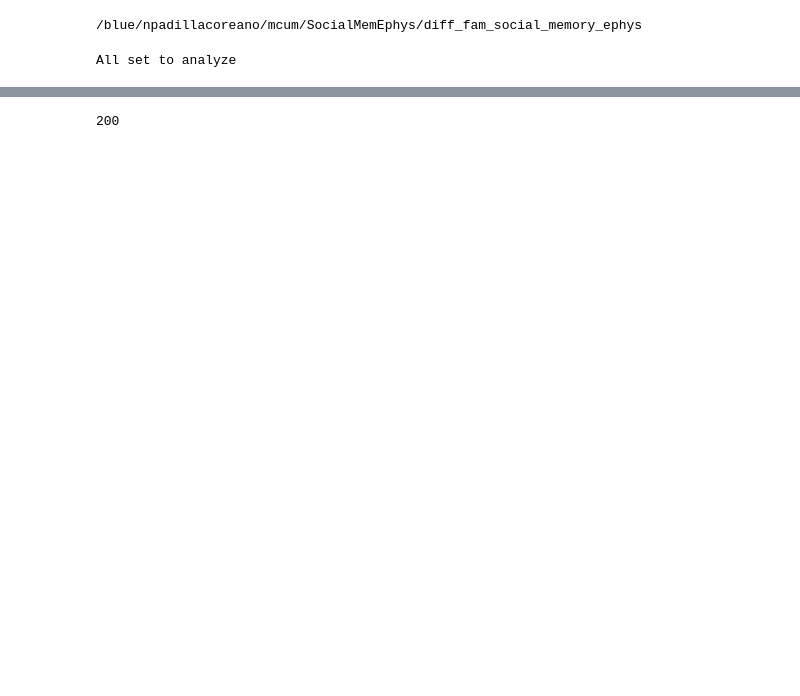
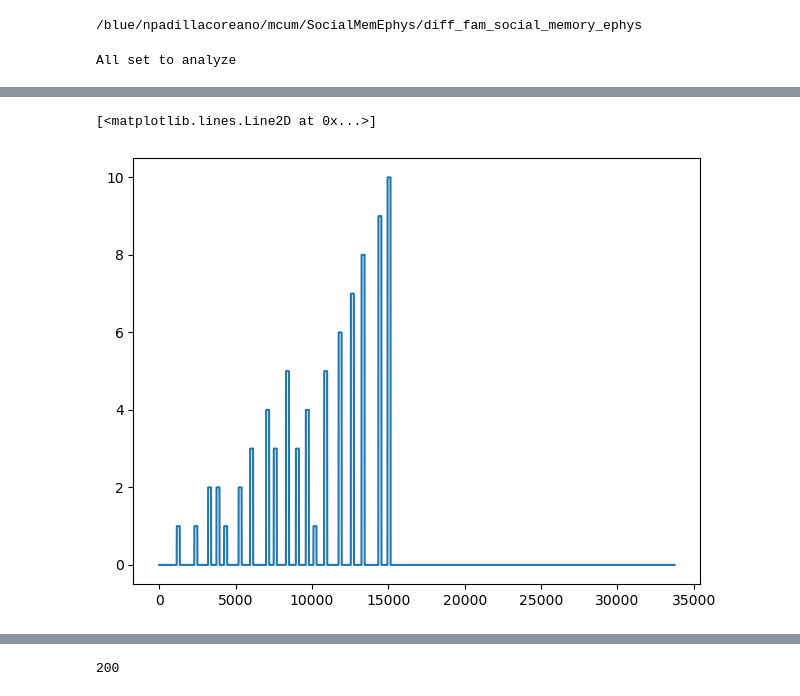
Before and after one commit to tomHep10/diff_fam_social_memory_ephys, a Jupyter notebook: rce_test/decodanda_data_formmating.ipynb, the cells around one changed output, grey strips where cells are left out. Cells and saved outputs as stored; diff of their text form; code cells hidden in the pictures; blank space fills up the shorter version.

```diff
--- a/rce_test/decodanda_data_formmating.ipynb
+++ b/rce_test/decodanda_data_formmating.ipynb
@@ -78,0 +110,5 @@ for rec in rew_comp_spikes.recordings:
+# %%
+plt.plot(all_data_sets[0]['trial'])
+# %% [output]
+[<matplotlib.lines.Line2D at 0x...>]
+[figure, added]
```
Also changed, not shown: parts of 12 cells of this notebook, 7 other files.
